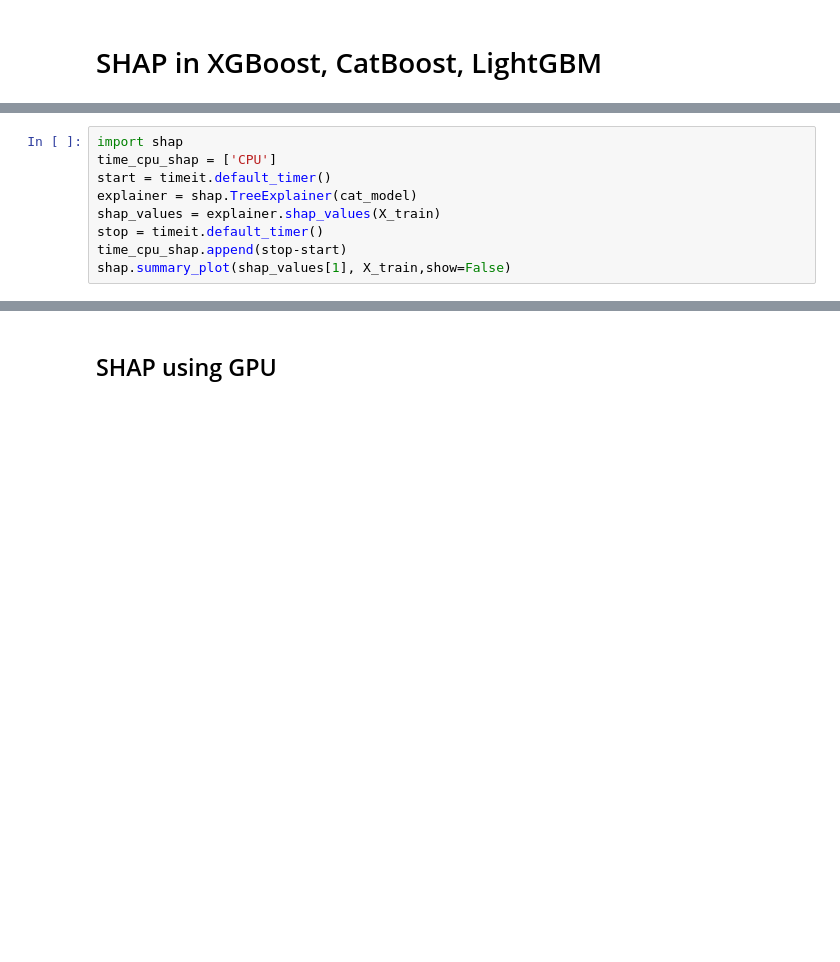
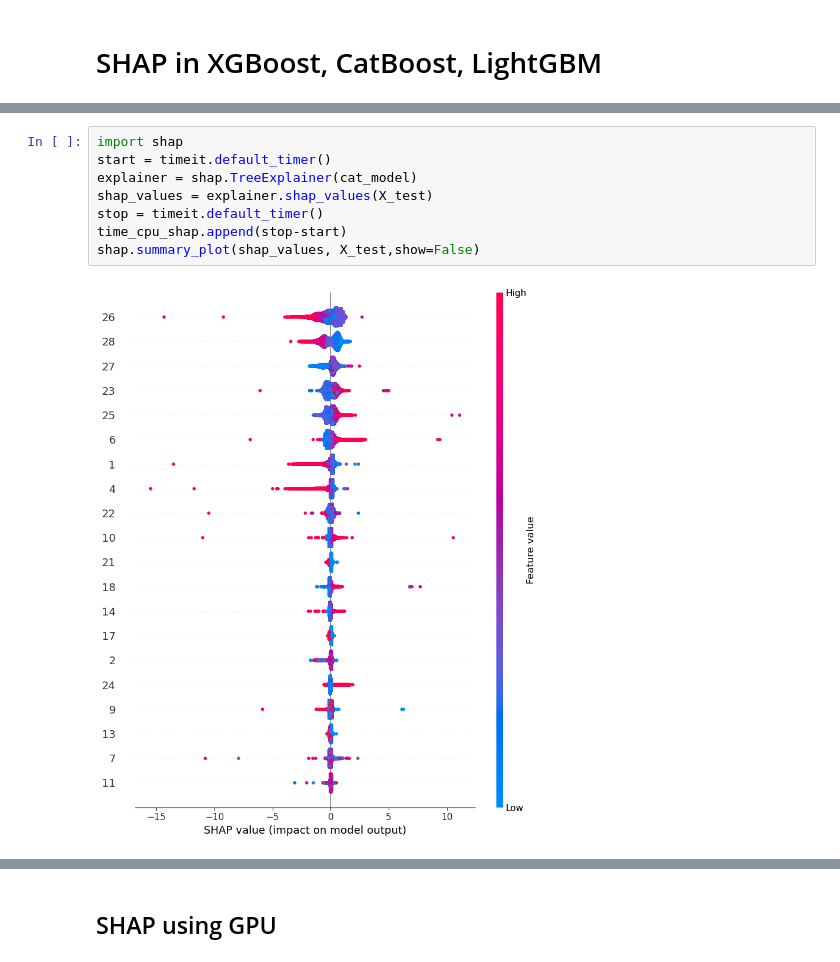
Before and after one commit to joaomh/xgboost-catboost-lgbm, a Jupyter notebook: xgboost-catboost-lgbm.ipynb, the cells around one changed output, grey strips where cells are left out. Drawn from its saved outputs; the diff is of its cells as text; blank space fills up the shorter version.

```diff
--- a/xgboost-catboost-lgbm.ipynb
+++ b/xgboost-catboost-lgbm.ipynb
@@ -890,11 +927,12 @@ shap.summary_plot(shap_values[1], X_train,show=False)
 # %%
 import shap
-time_cpu_shap = ['CPU']
 start = timeit.default_timer()
 explainer = shap.TreeExplainer(cat_model)
-shap_values = explainer.shap_values(X_train)
+shap_values = explainer.shap_values(X_test)
 stop = timeit.default_timer()
 time_cpu_shap.append(stop-start)
-shap.summary_plot(shap_values[1], X_train,show=False)
+shap.summary_plot(shap_values, X_test,show=False)
+# %% [output]
+[figure, added]
 # %%
 import shap
```
Also changed, not shown: parts of 32 cells of this notebook.
